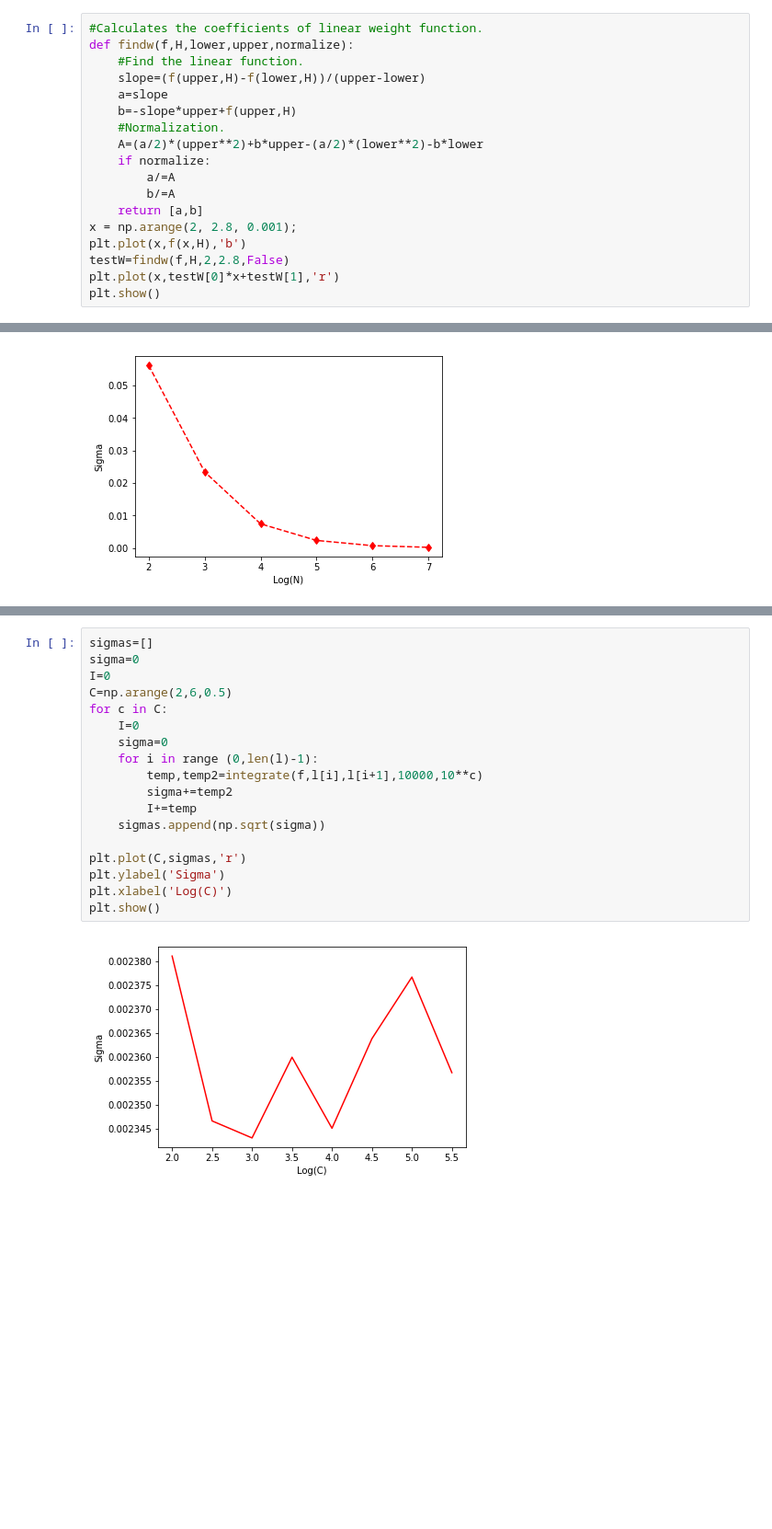
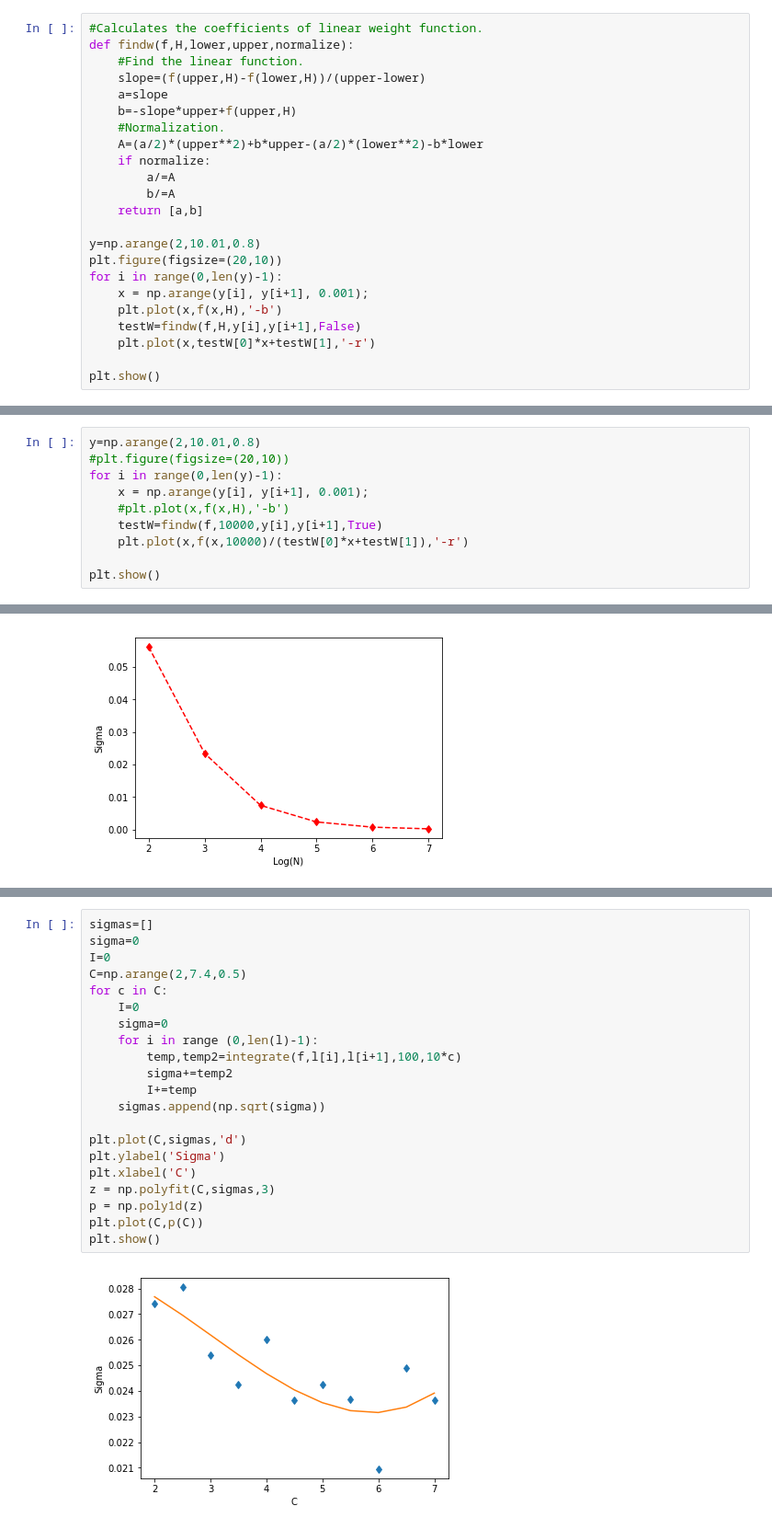
Before and after one commit to guneykan/montecarlo, a Jupyter notebook: PS3/PS3.ipynb, the cells around one changed output, grey strips where cells are left out. Shown at 92% size. Drawn from its saved outputs; the diff is of its cells as text; blank space fills up the shorter version.

```diff
--- a/PS3/PS3.ipynb
+++ b/PS3/PS3.ipynb
@@ -59,9 +59,14 @@ def findw(f,H,lower,upper,normalize):
         a/=A
         b/=A
     return [a,b]
-x = np.arange(2, 2.8, 0.001);
-plt.plot(x,f(x,H),'b')
-testW=findw(f,H,2,2.8,False)
-plt.plot(x,testW[0]*x+testW[1],'r')
+
+y=np.arange(2,10.01,0.8)
+plt.figure(figsize=(20,10))
+for i in range(0,len(y)-1):
+    x = np.arange(y[i], y[i+1], 0.001);
+    plt.plot(x,f(x,H),'-b')
+    testW=findw(f,H,y[i],y[i+1],False)
+    plt.plot(x,testW[0]*x+testW[1],'-r')
+
 plt.show()
 # %% [output]
@@ -68,0 +76,10 @@ plt.show()
+# %%
+y=np.arange(2,10.01,0.8)
+#plt.figure(figsize=(20,10))
+for i in range(0,len(y)-1):
+    x = np.arange(y[i], y[i+1], 0.001);
+    #plt.plot(x,f(x,H),'-b')
+    testW=findw(f,10000,y[i],y[i+1],True)
+    plt.plot(x,f(x,10000)/(testW[0]*x+testW[1]),'-r')
+
+plt.show()
@@ -153,20 +172,23 @@ Let's see how sigma changes for $N=10^5$ as we increase $C$.
 # %%
 sigmas=[]
 sigma=0
 I=0
-C=np.arange(2,6,0.5)
+C=np.arange(2,7.4,0.5)
 for c in C:
     I=0
     sigma=0
     for i in range (0,len(l)-1):
-        temp,temp2=integrate(f,l[i],l[i+1],10000,10**c)
+        temp,temp2=integrate(f,l[i],l[i+1],100,10*c)
         sigma+=temp2
         I+=temp
     sigmas.append(np.sqrt(sigma))
 
-plt.plot(C,sigmas,'r')
+plt.plot(C,sigmas,'d')
 plt.ylabel('Sigma')
-plt.xlabel('Log(C)')
+plt.xlabel('C')
+z = np.polyfit(C,sigmas,3)
+p = np.poly1d(z)
+plt.plot(C,p(C))
 plt.show()
 # %% [output]
-[figure, old version]
+[figure, new version]
```
Also changed, not shown: parts of 7 cells of this notebook.
